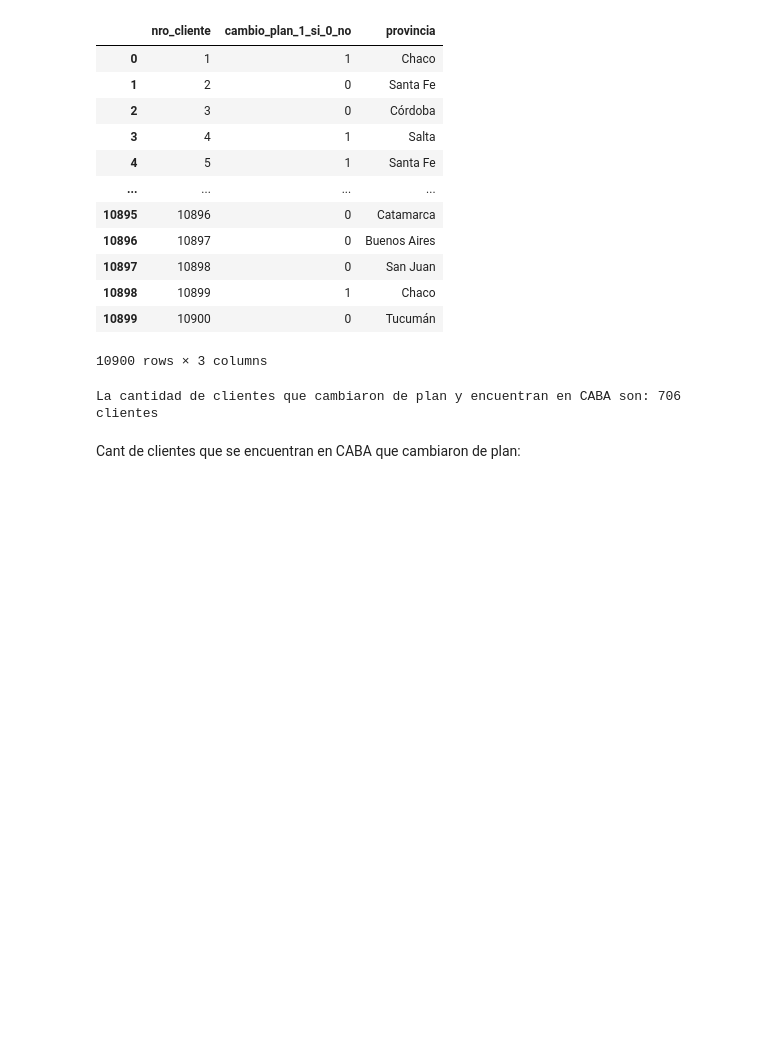
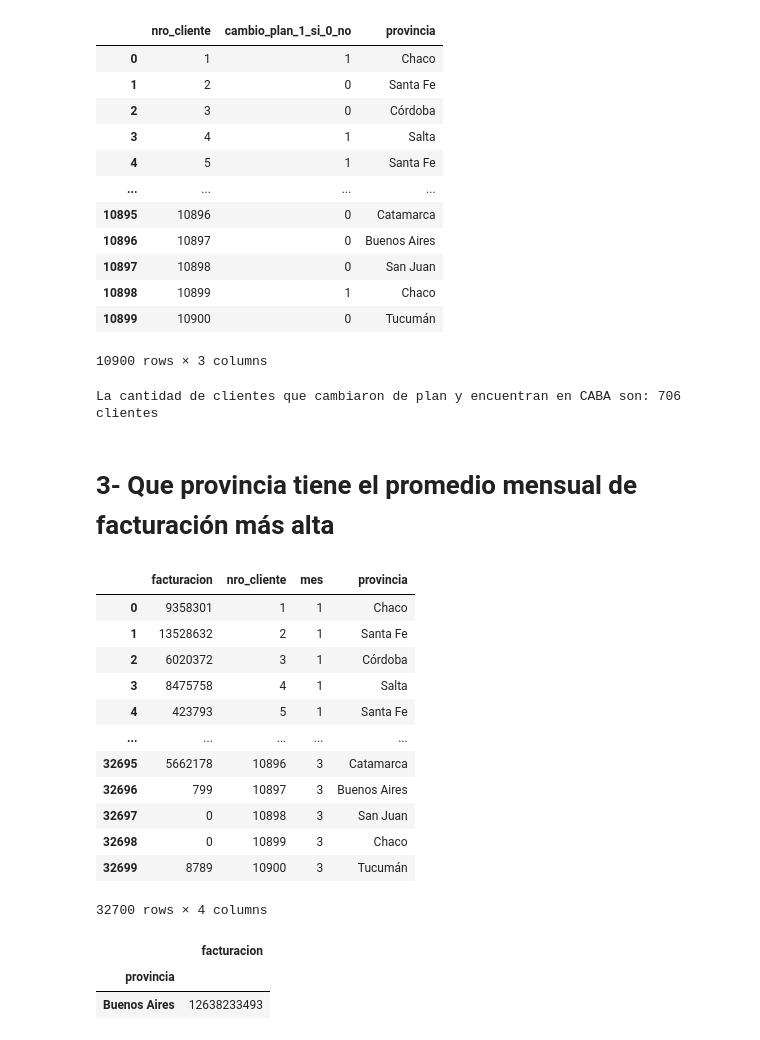
Before and after one commit to NapoliD/telecom, a Jupyter notebook: Clientes.ipynb, the cells around one changed output. Saved outputs shown, nothing was run; the diff lists cells and outputs as text; code cells hidden in the pictures; blank space fills up the shorter version.

```diff
--- a/Clientes.ipynb
+++ b/Clientes.ipynb
@@ -233,5 +222,3 @@ cant_camb=cambiaron_caba['nro_cliente'].count()
 print(f'La cantidad de clientes que cambiaron de plan y encuentran en CABA son: {cant_camb} clientes')
 # %% [output]
 La cantidad de clientes que cambiaron de plan y encuentran en CABA son: 706 clientes
-# %% [markdown]
-Cant de clientes que se encuentran en CABA que cambiaron de plan:
@@ -237,0 +227,28 @@ Cant de clientes que se encuentran en CABA que cambiaron de plan:
+# %% [markdown]
+<h1>3- Que provincia tiene el promedio mensual de facturación más alta</h1>
+# %%
+facturacion = pd.read_csv('facturacion.csv',sep=';',encoding='latin-1',decimal=',',thousands='.')
+facturacion=facturacion.merge(provincia, on='nro_cliente', how='left')
+facturacion
+# %% [output]
+|  | facturacion | nro_cliente | mes | provincia |
+| 0 | 9358301 | 1 | 1 | Chaco |
+| 1 | 13528632 | 2 | 1 | Santa Fe |
+| 2 | 6020372 | 3 | 1 | Córdoba |
+| 3 | 8475758 | 4 | 1 | Salta |
+| 4 | 423793 | 5 | 1 | Santa Fe |
+| ... | ... | ... | ... | ... |
+| 32695 | 5662178 | 10896 | 3 | Catamarca |
+| 32696 | 799 | 10897 | 3 | Buenos Aires |
+| 32697 | 0 | 10898 | 3 | San Juan |
+| 32698 | 0 | 10899 | 3 | Chaco |
+| 32699 | 8789 | 10900 | 3 | Tucumán |
+32700 rows × 4 columns
+# %%
+facturacion2=pd.DataFrame(facturacion.groupby(['provincia'])['facturacion'].sum().astype(int)).sort_values(by=['facturacion'],ascending=False)
+provincua_con_mas=pd.DataFrame((facturacion2['facturacion']/3).astype(int))
+provincua_con_mas.head(1)
+# %% [output]
+|  | facturacion |
+| provincia |  |
+| Buenos Aires | 12638233493 |
```
Also changed, not shown: parts of 17 cells of this notebook.
